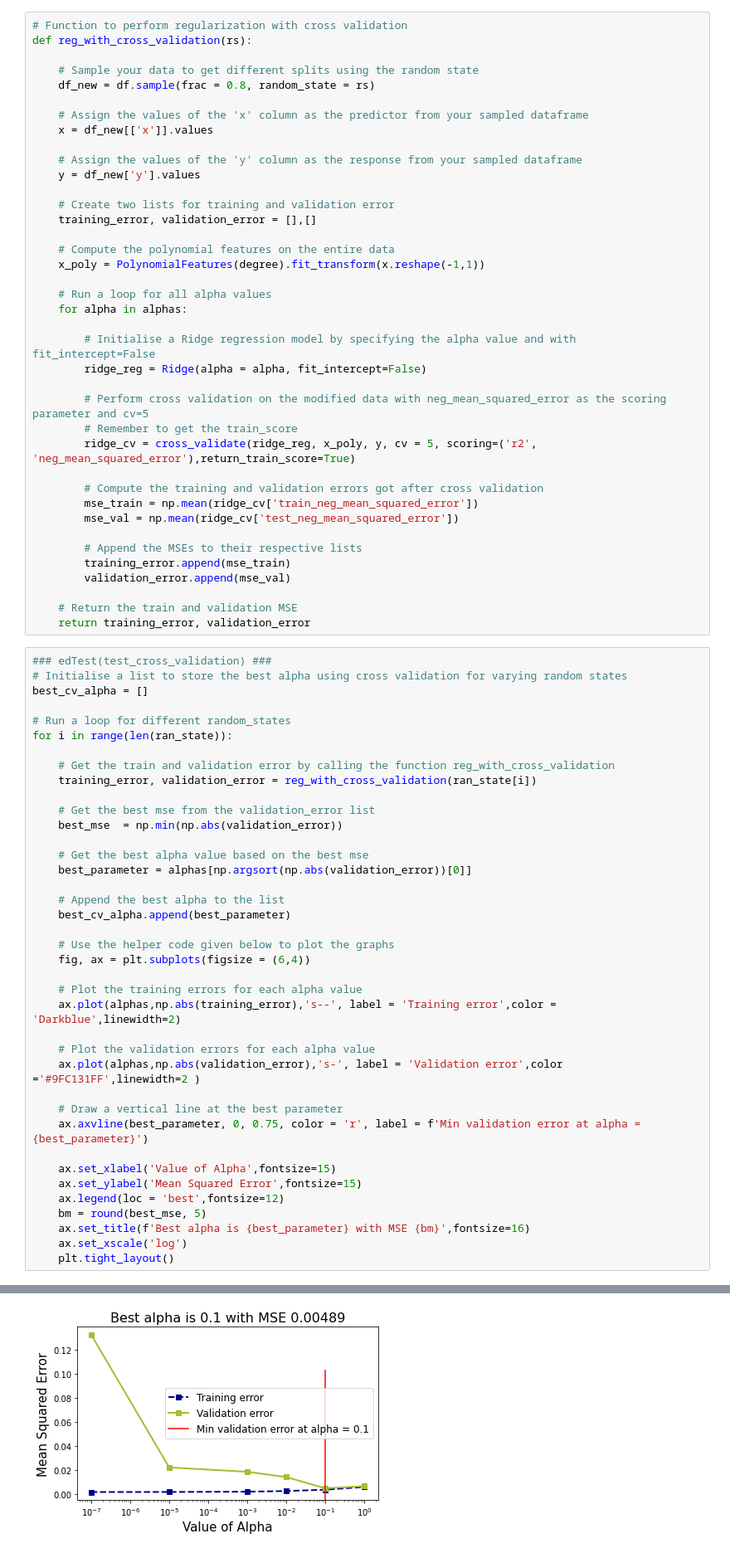
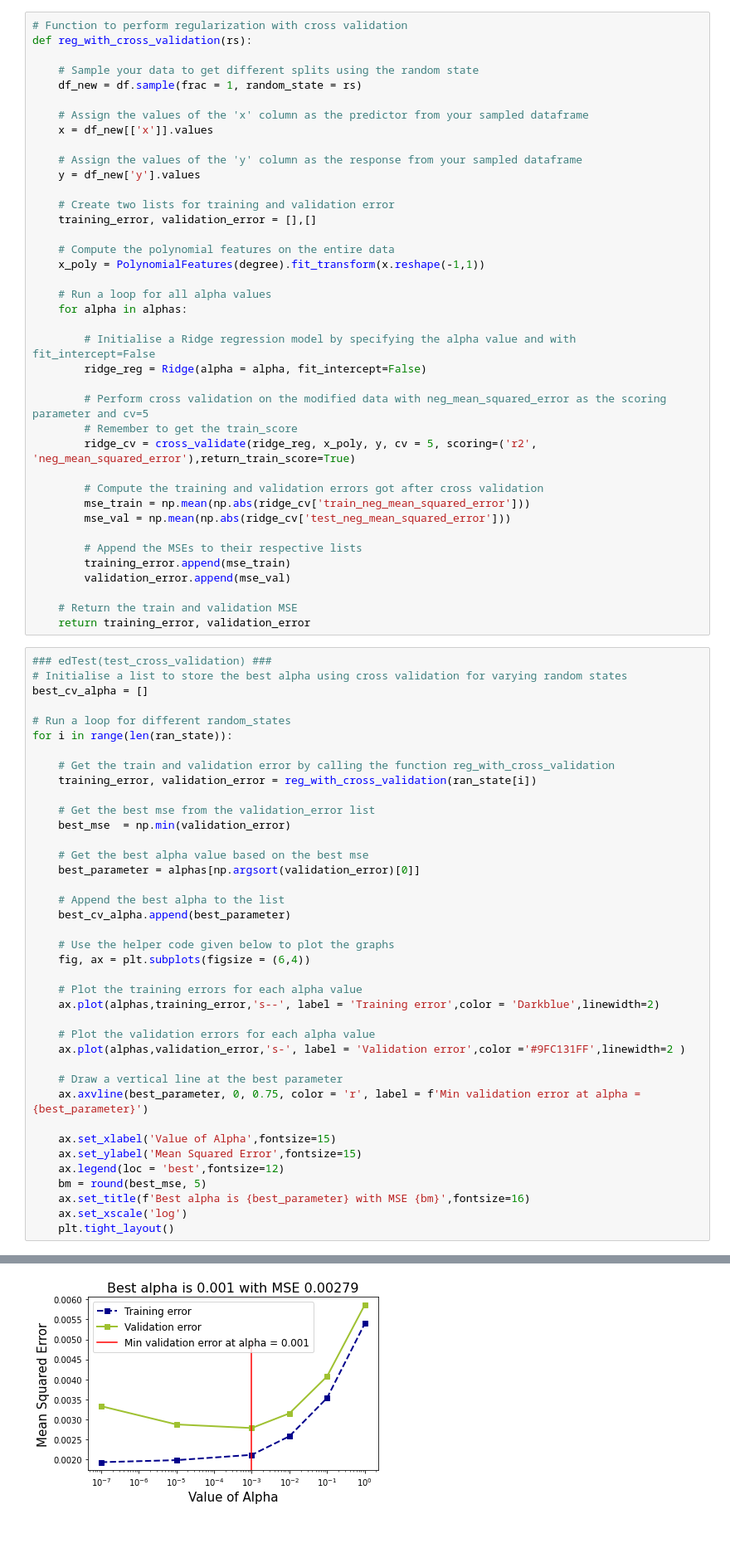
Before and after one commit to coherent17/Lab-on-Python-for-data-science-and-machine-learning, a Jupyter notebook: Quiz4_practice/Regularization_with_Cross_validation.ipynb, the cells around one changed output, grey strips where cells are left out. Shown at 83% size. Drawn from its saved outputs; the diff is of its cells as text.

```diff
--- a/Quiz4_practice/Regularization_with_Cross_validation.ipynb
+++ b/Quiz4_practice/Regularization_with_Cross_validation.ipynb
@@ -145,7 +145,7 @@ for i in range(len(ran_state)):
 def reg_with_cross_validation(rs):
 
     # Sample your data to get different splits using the random state
-    df_new = df.sample(frac = 0.8, random_state = rs)
+    df_new = df.sample(frac = 1, random_state = rs)
 
     # Assign the values of the 'x' column as the predictor from your sampled dataframe
     x = df_new[['x']].values
@@ -170,8 +170,8 @@ def reg_with_cross_validation(rs):
         ridge_cv = cross_validate(ridge_reg, x_poly, y, cv = 5, scoring=('r2', 'neg_mean_squared_error'),return_train_score=True)
 
         # Compute the training and validation errors got after cross validation
-        mse_train = np.mean(ridge_cv['train_neg_mean_squared_error'])
-        mse_val = np.mean(ridge_cv['test_neg_mean_squared_error'])
+        mse_train = np.mean(np.abs(ridge_cv['train_neg_mean_squared_error']))
+        mse_val = np.mean(np.abs(ridge_cv['test_neg_mean_squared_error']))
 
         # Append the MSEs to their respective lists
         training_error.append(mse_train)
@@ -191,10 +191,10 @@ for i in range(len(ran_state)):
     training_error, validation_error = reg_with_cross_validation(ran_state[i])
 
     # Get the best mse from the validation_error list
-    best_mse  = np.min(np.abs(validation_error))
+    best_mse  = np.min(validation_error)
 
     # Get the best alpha value based on the best mse
-    best_parameter = alphas[np.argsort(np.abs(validation_error))[0]]
+    best_parameter = alphas[np.argsort(validation_error)[0]]
 
     # Append the best alpha to the list
     best_cv_alpha.append(best_parameter)
@@ -203,10 +203,10 @@ for i in range(len(ran_state)):
     fig, ax = plt.subplots(figsize = (6,4))
 
     # Plot the training errors for each alpha value
-    ax.plot(alphas,np.abs(training_error),'s--', label = 'Training error',color = 'Darkblue',linewidth=2)
+    ax.plot(alphas,training_error,'s--', label = 'Training error',color = 'Darkblue',linewidth=2)
 
     # Plot the validation errors for each alpha value
-    ax.plot(alphas,np.abs(validation_error),'s-', label = 'Validation error',color ='#9FC131FF',linewidth=2 )
+    ax.plot(alphas,validation_error,'s-', label = 'Validation error',color ='#9FC131FF',linewidth=2 )
 
     # Draw a vertical line at the best parameter
     ax.axvline(best_parameter, 0, 0.75, color = 'r', label = f'Min validation error at alpha = {best_parameter}')
@@ -226 +226 @@ for i in range(len(ran_state)):
-[figure, old version]
+[figure, new version]
```
Also changed, not shown: parts of 2 cells of this notebook.
